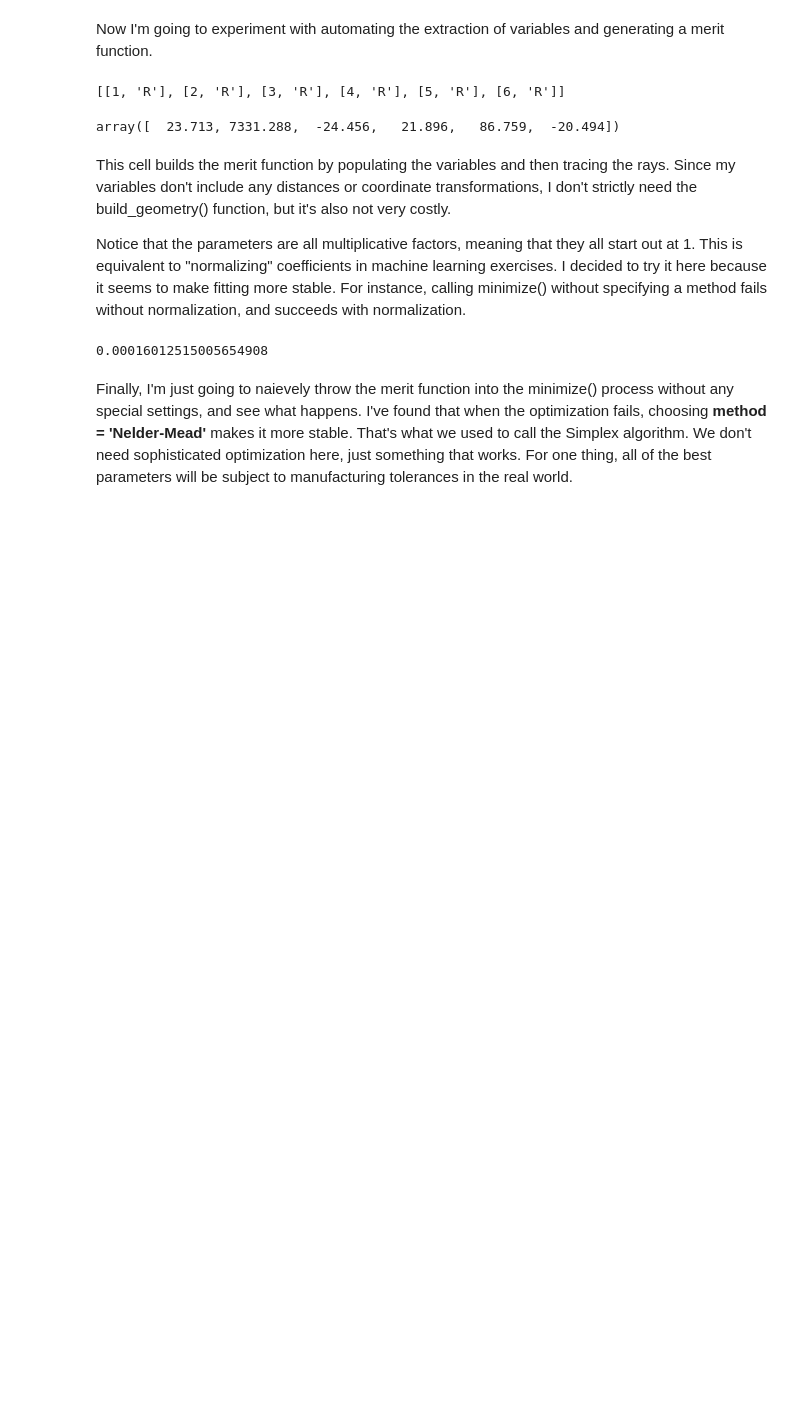
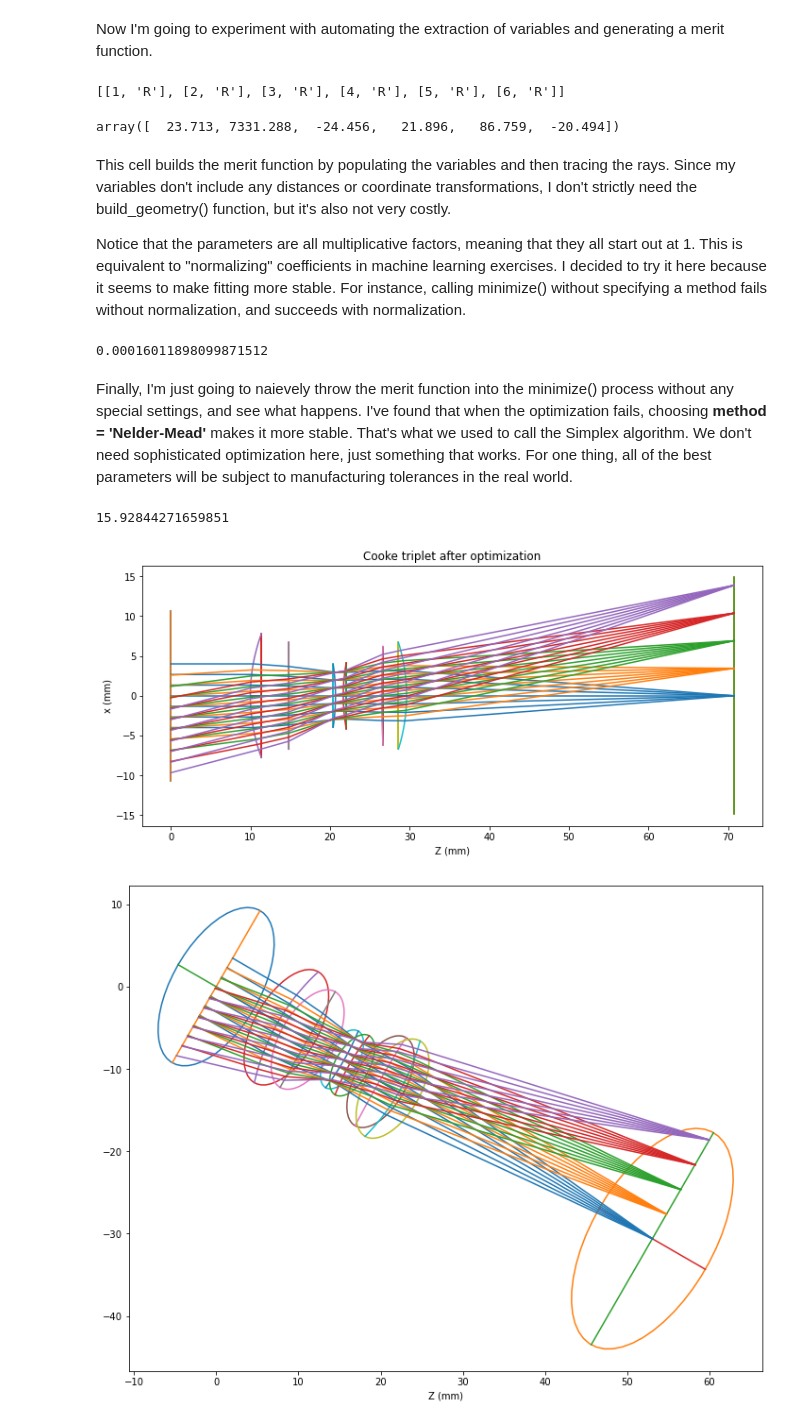
Before and after one commit to bassistTech/rayTrace, a Jupyter notebook: notebooks/Cooke Triplet Optimization.ipynb, the cells around one changed output. Drawn from its saved outputs; the diff is of its cells as text; code cells hidden in the pictures; blank space fills up the shorter version.

```diff
--- a/notebooks/Cooke Triplet Optimization.ipynb
+++ b/notebooks/Cooke Triplet Optimization.ipynb
@@ -194,27 +194,34 @@ This cell builds the merit function by populating the variables and then tracing
 Notice that the parameters are all multiplicative factors, meaning that they all start out at 1. This is equivalent to "normalizing" coefficients in machine learning exercises. I decided to try it here because it seems to make fitting more stable. For instance, calling minimize() without specifying a method fails without normalization, and succeeds with normalization.
 # %%
 def merit(p):
+    global opt_geometry
     for v, i in zip(variables, range(len(variables))):
         surface_list[v[0]][v[1]] = p[i]*starting_points[i]
-    geometry = rtt.build_geometry(surface_list)
-    rtt.trace_rays(ray_table, geometry)
+    opt_geometry = rtt.build_geometry(surface_list)
+    rtt.trace_rays(ray_table, opt_geometry)
     return np.sum(rms_by_field(ray_table)**2)
 
 merit(np.ones_like(starting_points))
 # %% [output]
-0.00016012515005654908
+0.00016011898099871512
 # %% [markdown]
 Finally, I'm just going to naievely throw the merit function into the minimize() process without any special settings, and see what happens. I've found that when the optimization fails, choosing **method = 'Nelder-Mead'** makes it more stable. That's what we used to call the Simplex algorithm. We don't need sophisticated optimization here, just something that works. For one thing, all of the best parameters will be subject to manufacturing tolerances in the real world.
 # %%
 t0 = time.time()
-minimize(merit, np.ones_like(starting_points))
+result = minimize(merit, np.ones_like(starting_points))
 print(time.time() - t0)
+# %% [output]
+15.92844271659851
 # %%
+apply_draw_radii(opt_geometry, ray_table, 1)
 axd = rtd.new_plot(axes = ["x"], figsize = (10, 10))
-rtd.plot_faces(axd, geometry)
-rtd.plot_rays(axd, geometry, ray_table, color_by = "field")
+rtd.plot_faces(axd, opt_geometry)
+rtd.plot_rays(axd, opt_geometry, ray_table, color_by = "field")
 axd["axs"][0].set_title("Cooke triplet after optimization")
 plt.show()
 axd = rtd.new_plot(axes = ["3d"], figsize = (10, 10))
-rtd.plot_faces(axd, geometry)
-rtd.plot_rays(axd, geometry, ray_table, color_by = "field")
+rtd.plot_faces(axd, opt_geometry)
+rtd.plot_rays(axd, opt_geometry, ray_table, color_by = "field")
+# %% [output]
+[figure, added]
+[figure, added]
```
Also changed, not shown: parts of 2 cells of this notebook.
